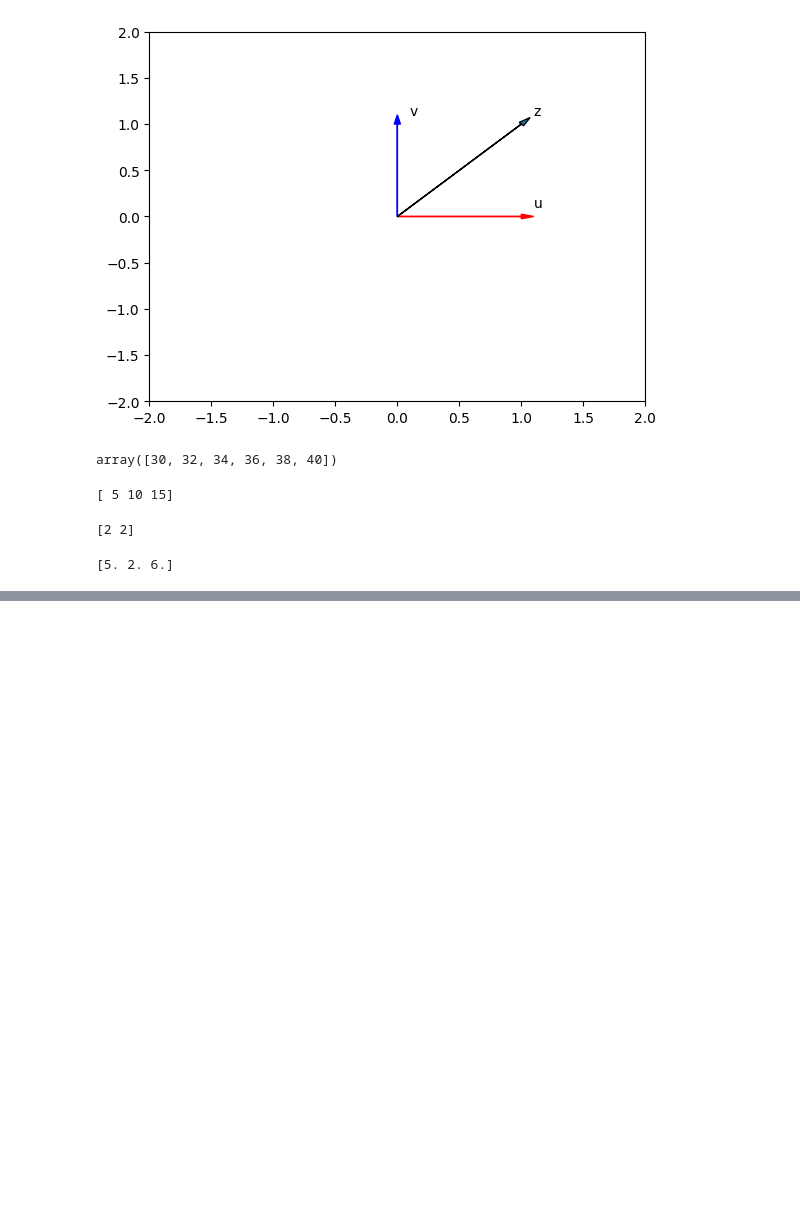
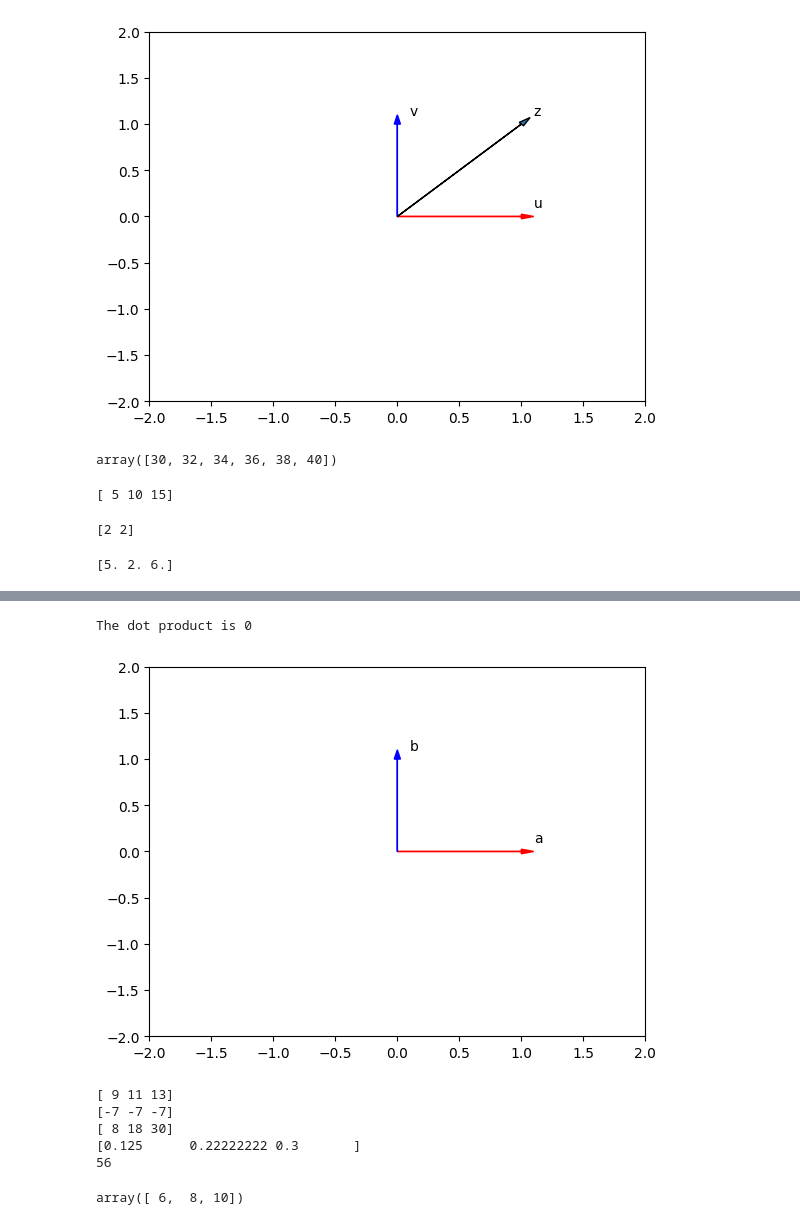
Before and after one commit to PosgradoMNA/actividades-de-aprendizaje-A01793146, a Jupyter notebook: assignment_mod05.ipynb, the cells around one changed output, grey strips where cells are left out. Cells and saved outputs as stored; diff of their text form; code cells hidden in the pictures; blank space fills up the shorter version.

```diff
--- a/assignment_mod05.ipynb
+++ b/assignment_mod05.ipynb
@@ -242,0 +347,51 @@ print(c)
+# %%
+#Convert the list [1, 0] and [0, 1] to numpy arrays a and b. Then, plot the arrays as vectors using the function Plotvec2 and find their dot product:
+
+a = np.array([1, 0])
+b = np.array([0, 1])
+Plotvec2(a, b)
+print("The dot product is", np.dot(a, b))
+# %% [output]
+The dot product is 0
+[figure, added]
+# %%
+# Convert the list [1, 2, 3] and [8, 9, 10] to numpy arrays arr1 and arr2. Then perform Addition , Subtraction , Multiplication , Division and Dot Operation on the arr1 and arr2.😂
+
+arr1 = np.array([1, 2, 3])
+arr2 = np.array([8, 9, 10])
+
+arr3 = np.add(arr1, arr2)
+print(arr3)
+
+arr4 = np.subtract(arr1, arr2)
+print(arr4)
+
+arr5 = np.multiply(arr1, arr2)
+print(arr5)
+
+
+arr6 = np.divide(arr1, arr2)
+print(arr6)
+
+arr7 = np.dot(arr1, arr2)
+print(arr7)
+# %% [output]
+[ 9 11 13]
+[-7 -7 -7]
+[ 8 18 30]
+[0.125      0.22222222 0.3       ]
+56
+# %%
+# Convert the list [1, 2, 3, 4, 5] and [6, 7, 8, 9, 10] to numpy arrays arr1 and arr2.
+# $Then find the even and odd numbers from arr1 and arr2.
+
+arr1 = np.array([1, 2, 3, 4, 5])
+arr2 = np.array([6, 7, 8, 9, 10])
+
+x = arr1[1:8:2]
+x
+
+y = arr2[0:8:2]
+y
+# %% [output]
+array([ 6,  8, 10])
```
Also changed, not shown: parts of 10 cells of this notebook.
